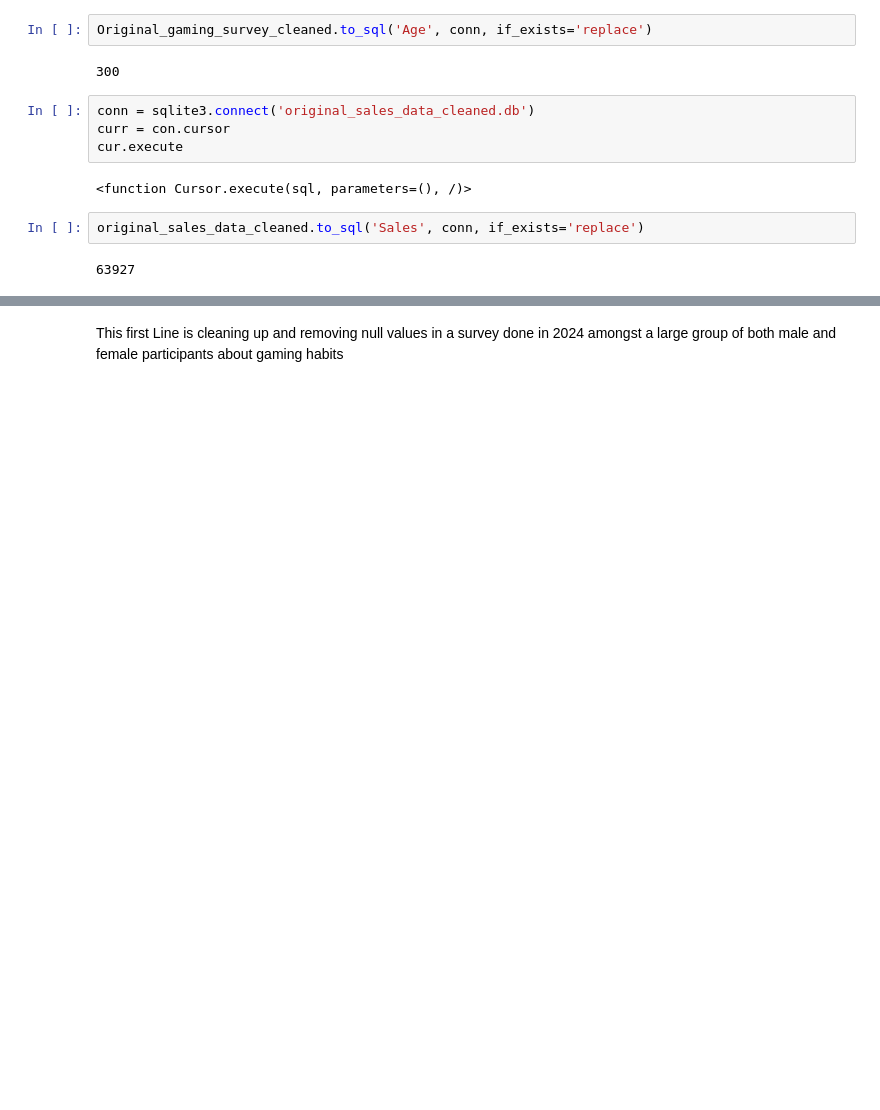
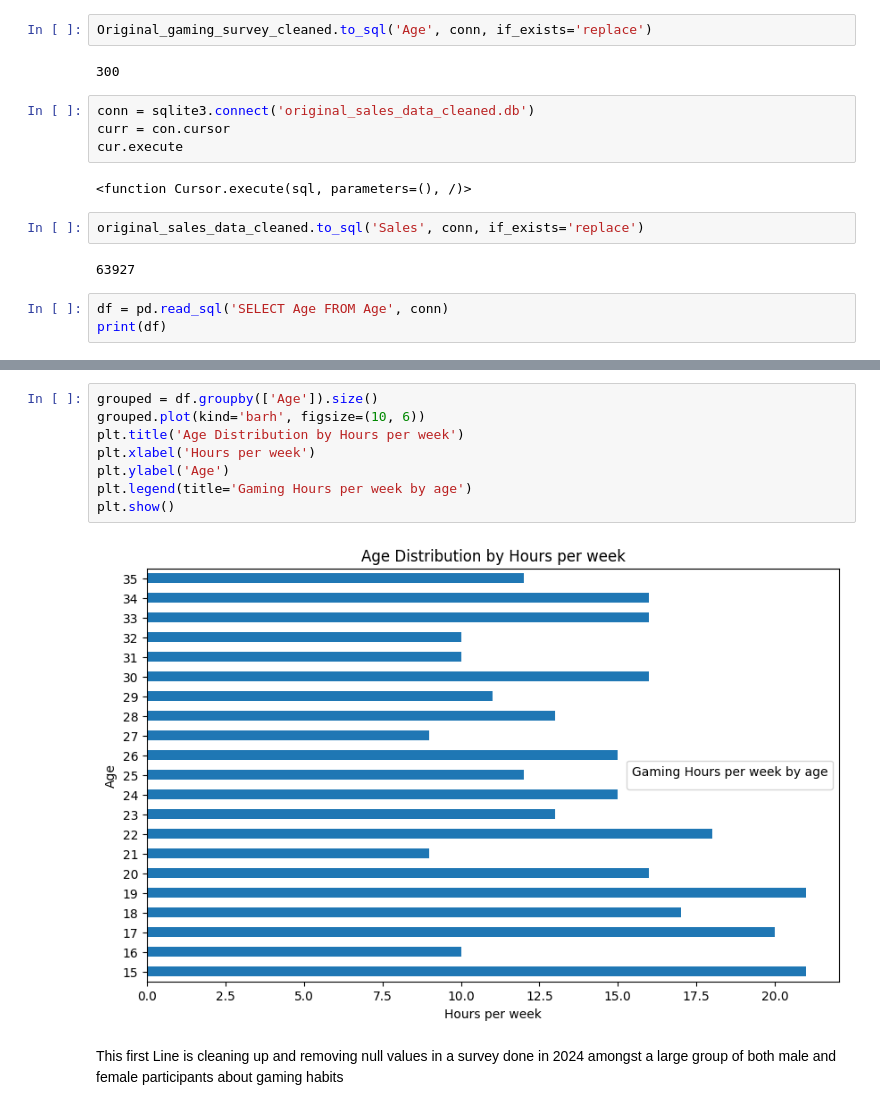
Before and after one commit to Zyoung002/Dataanalyticscapstone, a Jupyter notebook: Gaming_Trends.ipynb, the cells around one changed output, grey strips where cells are left out. Saved outputs shown, nothing was run; the diff lists cells and outputs as text; blank space fills up the shorter version.

Commit message:
added sql integration and pulled data from SQL database for a simple bar graph

```diff
--- a/Gaming_Trends.ipynb
+++ b/Gaming_Trends.ipynb
@@ -76,3 +104,6 @@ cur.execute
 original_sales_data_cleaned.to_sql('Sales', conn, if_exists='replace')
 # %% [output]
 63927
+# %%
+df = pd.read_sql('SELECT Age FROM Age', conn)
+print(df)
@@ -79,2 +143,12 @@ original_sales_data_cleaned.to_sql('Sales', conn, if_exists='replace')
+# %%
+grouped = df.groupby(['Age']).size()
+grouped.plot(kind='barh', figsize=(10, 6))
+plt.title('Age Distribution by Hours per week')
+plt.xlabel('Hours per week')
+plt.ylabel('Age')
+plt.legend(title='Gaming Hours per week by age')
+plt.show()
+# %% [output]
+[figure, added]
 # %% [markdown]
 This first Line is cleaning up and removing null values in a survey done in 2024 amongst a large group of both male and female participants about gaming habits
```
Also changed, not shown: parts of 22 cells of this notebook, 3 other files.
